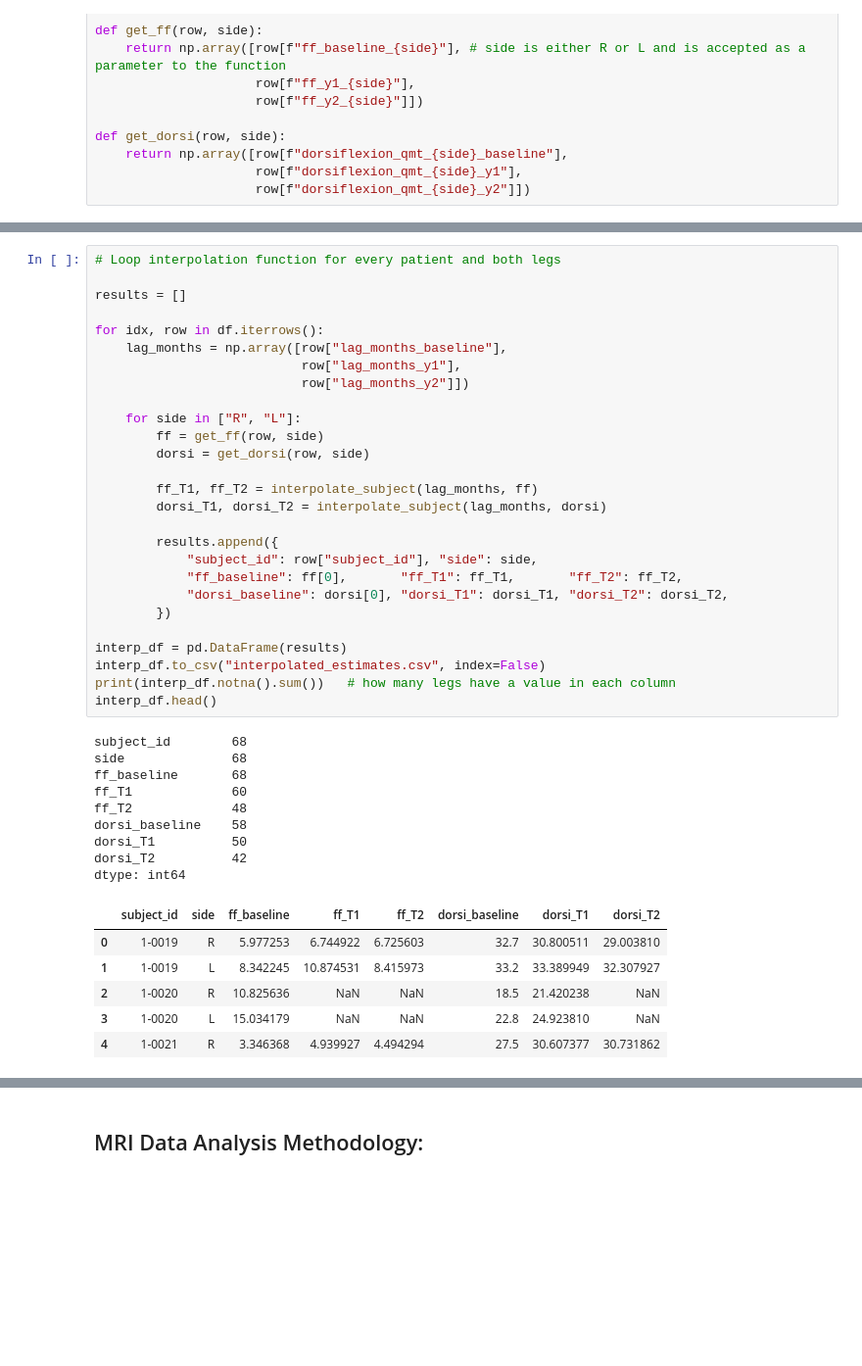
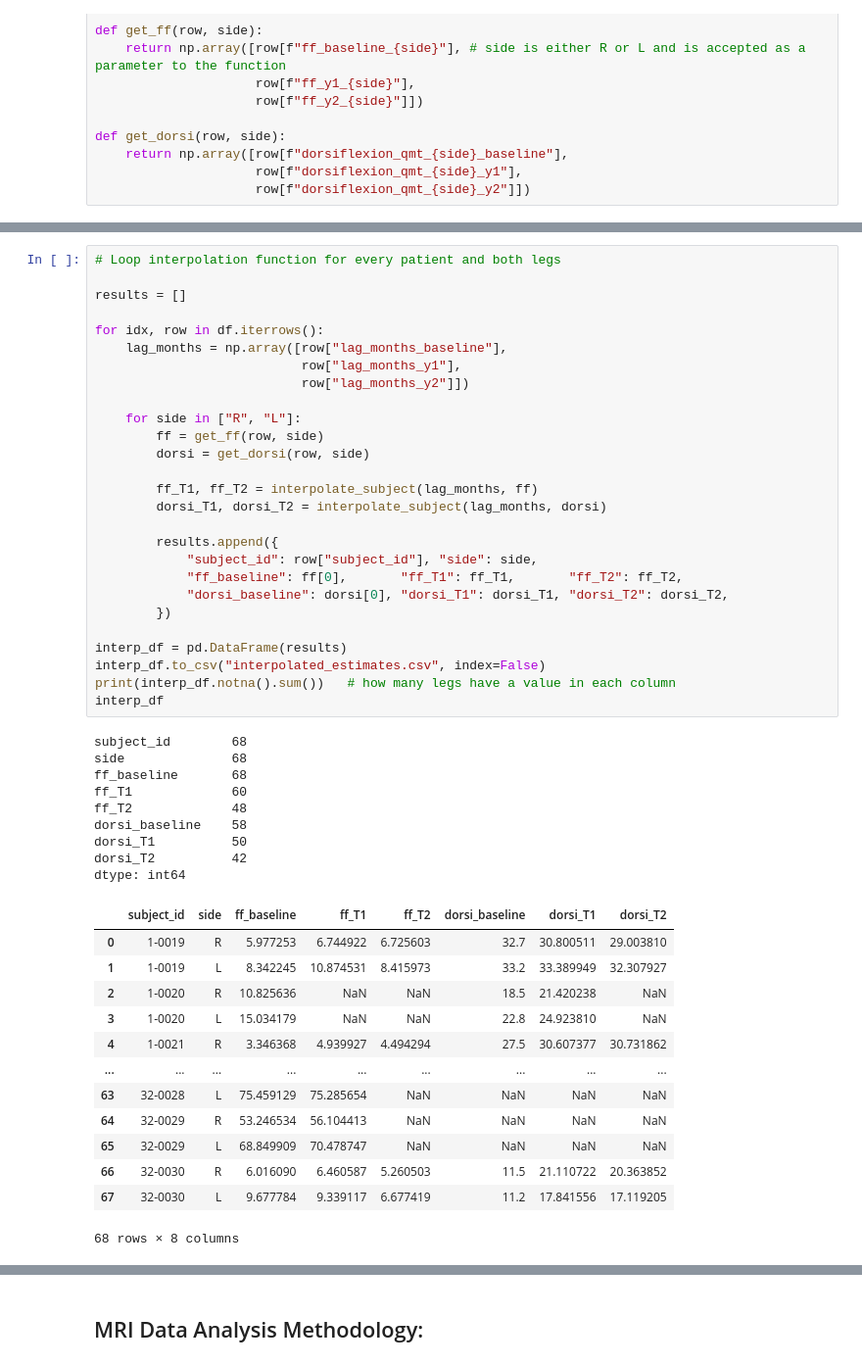
Before and after one commit to MalcolmEp/BME2315_Module2, a Jupyter notebook: FSHD_Module2_Project_Malcolm_Isaac.ipynb, the cells around one changed output, grey strips where cells are left out. Shown at 98% size. Drawn from its saved outputs; the diff is of its cells as text; blank space fills up the shorter version.

```diff
--- a/FSHD_Module2_Project_Malcolm_Isaac.ipynb
+++ b/FSHD_Module2_Project_Malcolm_Isaac.ipynb
@@ -153,31 +152,38 @@ for idx, row in df.iterrows():
         dorsi = get_dorsi(row, side)
 
         ff_T1, ff_T2 = interpolate_subject(lag_months, ff)
         dorsi_T1, dorsi_T2 = interpolate_subject(lag_months, dorsi)
 
         results.append({
             "subject_id": row["subject_id"], "side": side,
             "ff_baseline": ff[0],       "ff_T1": ff_T1,       "ff_T2": ff_T2,
             "dorsi_baseline": dorsi[0], "dorsi_T1": dorsi_T1, "dorsi_T2": dorsi_T2,
         })
 
 interp_df = pd.DataFrame(results)
 interp_df.to_csv("interpolated_estimates.csv", index=False)
 print(interp_df.notna().sum())   # how many legs have a value in each column
-interp_df.head()
+interp_df
 # %% [output]
 subject_id        68
 side              68
 ff_baseline       68
 ff_T1             60
 ff_T2             48
 dorsi_baseline    58
 dorsi_T1          50
 dorsi_T2          42
 dtype: int64
 |  | subject_id | side | ff_baseline | ff_T1 | ff_T2 | dorsi_baseline | dorsi_T1 | dorsi_T2 |
 | 0 | 1-0019 | R | 5.977253 | 6.744922 | 6.725603 | 32.7 | 30.800511 | 29.003810 |
 | 1 | 1-0019 | L | 8.342245 | 10.874531 | 8.415973 | 33.2 | 33.389949 | 32.307927 |
 | 2 | 1-0020 | R | 10.825636 | NaN | NaN | 18.5 | 21.420238 | NaN |
 | 3 | 1-0020 | L | 15.034179 | NaN | NaN | 22.8 | 24.923810 | NaN |
 | 4 | 1-0021 | R | 3.346368 | 4.939927 | 4.494294 | 27.5 | 30.607377 | 30.731862 |
+| ... | ... | ... | ... | ... | ... | ... | ... | ... |
+| 63 | 32-0028 | L | 75.459129 | 75.285654 | NaN | NaN | NaN | NaN |
+| 64 | 32-0029 | R | 53.246534 | 56.104413 | NaN | NaN | NaN | NaN |
+| 65 | 32-0029 | L | 68.849909 | 70.478747 | NaN | NaN | NaN | NaN |
+| 66 | 32-0030 | R | 6.016090 | 6.460587 | 5.260503 | 11.5 | 21.110722 | 20.363852 |
+| 67 | 32-0030 | L | 9.677784 | 9.339117 | 6.677419 | 11.2 | 17.841556 | 17.119205 |
+68 rows × 8 columns
```
Also changed, not shown: parts of 14 cells of this notebook.
